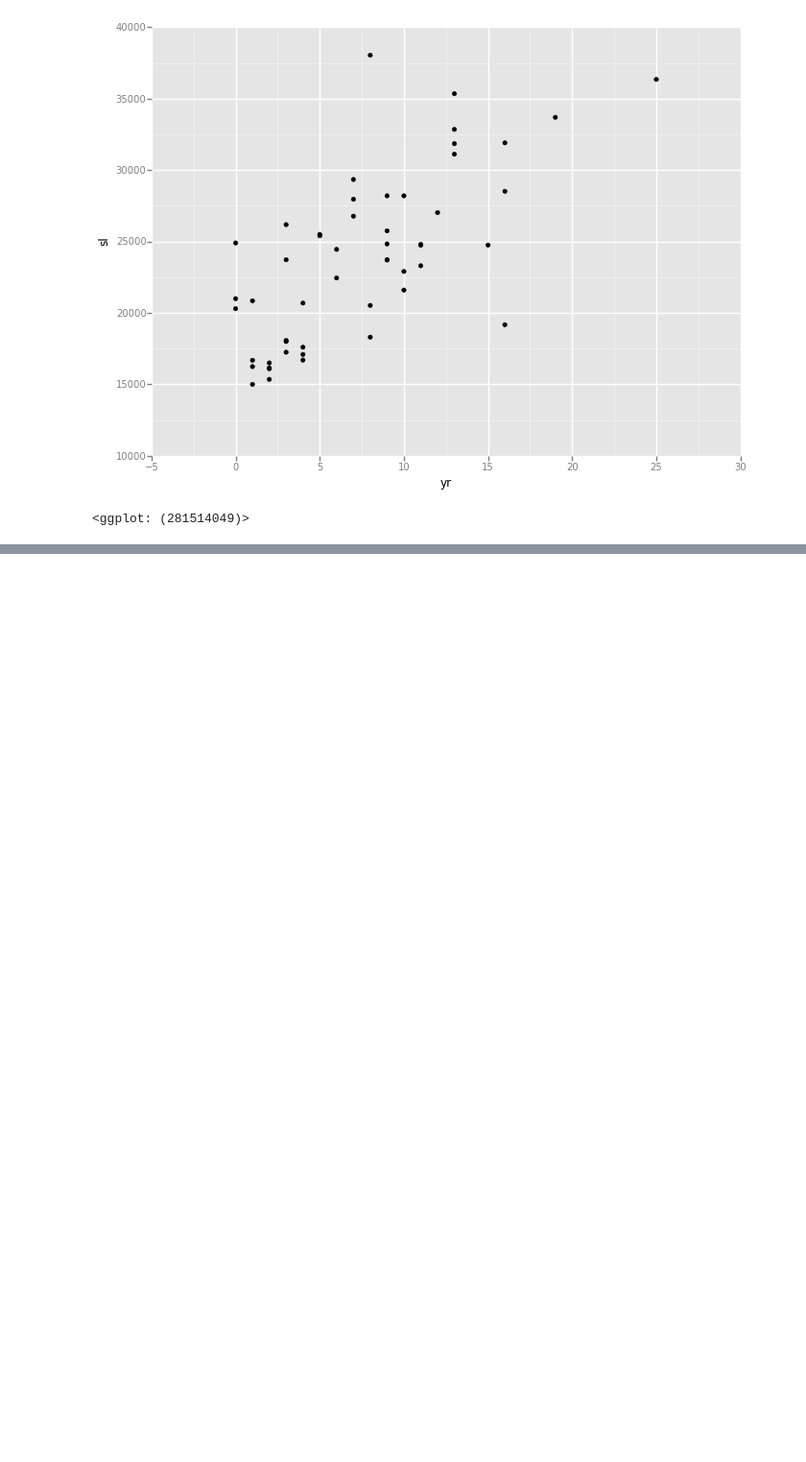
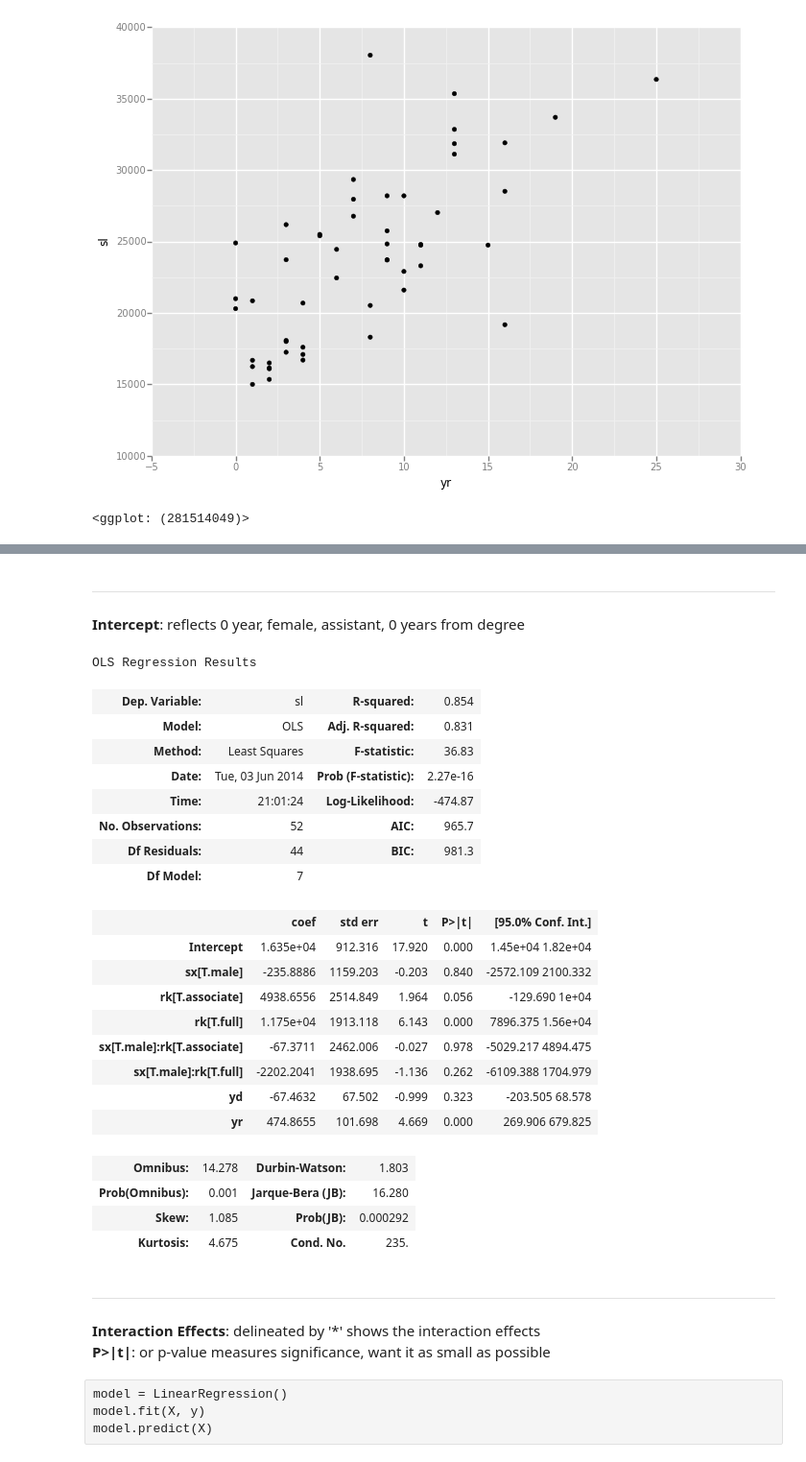
Before and after one commit to asbhat/data-science-class, a Jupyter notebook: linear-regression/Linear Regression.ipynb, the cells around one changed output, grey strips where cells are left out. Shown at 96% size. Cells and saved outputs as stored; diff of their text form; code cells hidden in the pictures; blank space fills up the shorter version.

```diff
--- a/linear-regression/Linear Regression.ipynb
+++ b/linear-regression/Linear Regression.ipynb
@@ -23,0 +133,34 @@ ggplot(data, aes(x='yr', y='sl')) + geom_point()
+# %% [markdown]
+___
+**Intercept**: reflects 0 year, female, assistant, 0 years from degree
+# %%
+model = sm.ols(formula = ' sl ~ yd + yr + sx + rk + sx*rk', data=data).fit()
+# %%
+model.summary()
+# %% [output]
+OLS Regression Results
+| Dep. Variable: | sl | R-squared: | 0.854 |
+| Model: | OLS | Adj. R-squared: | 0.831 |
+| Method: | Least Squares | F-statistic: | 36.83 |
+| Date: | Tue, 03 Jun 2014 | Prob (F-statistic): | 2.27e-16 |
+| Time: | 21:01:24 | Log-Likelihood: | -474.87 |
+| No. Observations: | 52 | AIC: | 965.7 |
+| Df Residuals: | 44 | BIC: | 981.3 |
+| Df Model: | 7 |  |  |
+|  | coef | std err | t | P>|t| | [95.0% Conf. Int.] |
+| Intercept | 1.635e+04 | 912.316 | 17.920 | 0.000 | 1.45e+04 1.82e+04 |
+| sx[T.male] | -235.8886 | 1159.203 | -0.203 | 0.840 | -2572.109 2100.332 |
+| rk[T.associate] | 4938.6556 | 2514.849 | 1.964 | 0.056 | -129.690 1e+04 |
+| rk[T.full] | 1.175e+04 | 1913.118 | 6.143 | 0.000 | 7896.375 1.56e+04 |
+| sx[T.male]:rk[T.associate] | -67.3711 | 2462.006 | -0.027 | 0.978 | -5029.217 4894.475 |
+| sx[T.male]:rk[T.full] | -2202.2041 | 1938.695 | -1.136 | 0.262 | -6109.388 1704.979 |
+| yd | -67.4632 | 67.502 | -0.999 | 0.323 | -203.505 68.578 |
+| yr | 474.8655 | 101.698 | 4.669 | 0.000 | 269.906 679.825 |
+| Omnibus: | 14.278 | Durbin-Watson: | 1.803 |
+| Prob(Omnibus): | 0.001 | Jarque-Bera (JB): | 16.280 |
+| Skew: | 1.085 | Prob(JB): | 0.000292 |
+| Kurtosis: | 4.675 | Cond. No. | 235. |
+# %% [markdown]
+___
+**Interaction Effects**: delineated by '\*' shows the interaction effects
+**P>|t|**: or p-value measures significance, want it as small as possible
@@ -23,0 +169,4 @@ ggplot(data, aes(x='yr', y='sl')) + geom_point()
+# %% [raw]
+model = LinearRegression()
+model.fit(X, y)
+model.predict(X)
```
Also changed, not shown: parts of 21 cells of this notebook.
